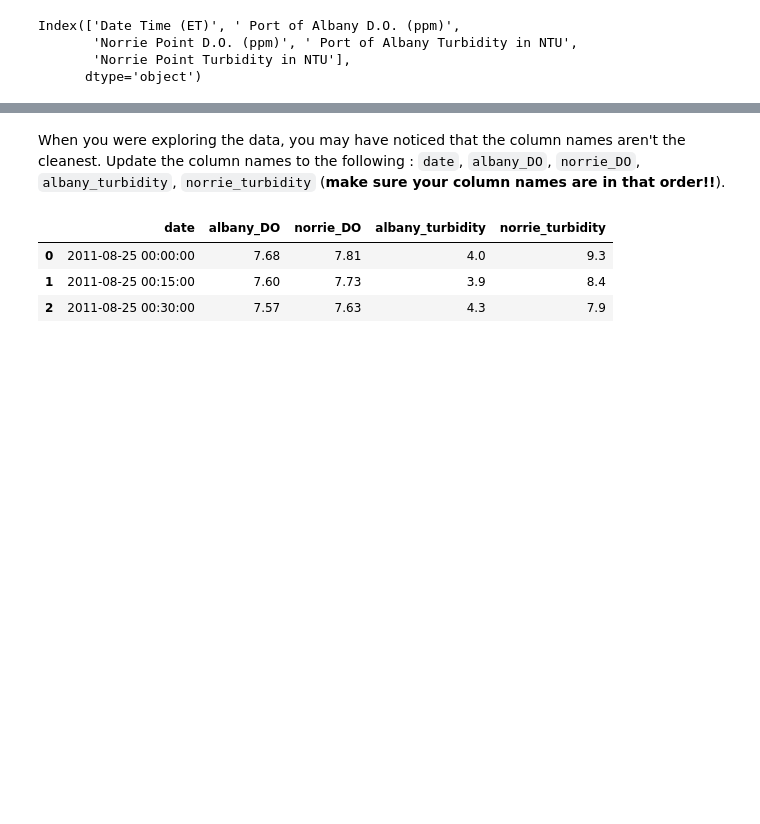
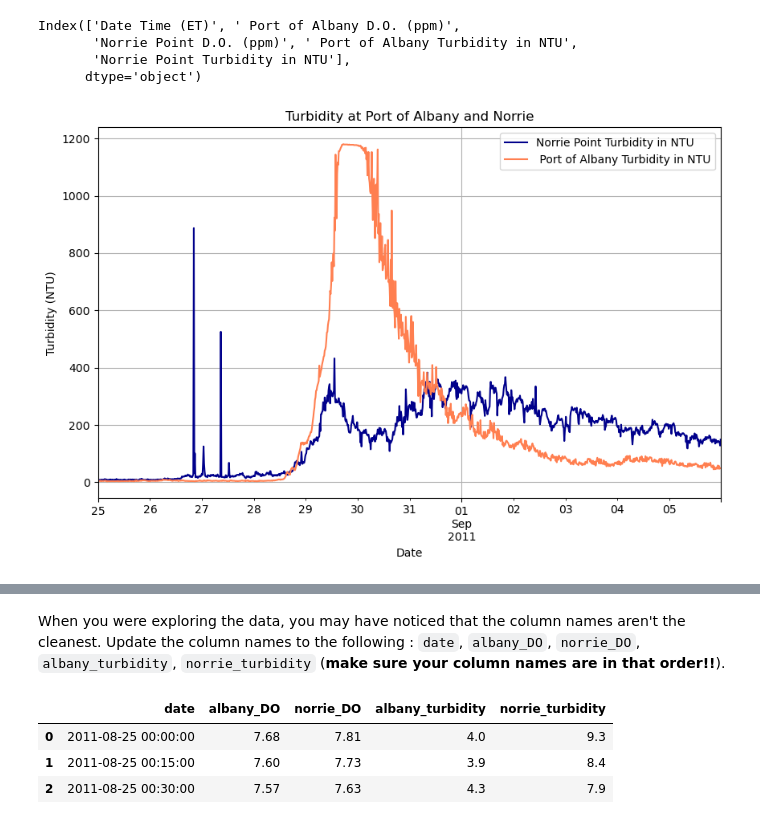
Before and after one commit to jorb1/EDS232-labs, a Jupyter notebook: Week1/Lab1-hurricane.ipynb, the cells around one changed output, grey strips where cells are left out. Saved outputs shown, nothing was run; the diff lists cells and outputs as text; code cells hidden in the pictures; blank space fills up the shorter version.

```diff
--- a/Week1/Lab1-hurricane.ipynb
+++ b/Week1/Lab1-hurricane.ipynb
@@ -108,3 +110,15 @@ Index(['Date Time (ET)', ' Port of Albany D.O. (ppm)',
        'Norrie Point D.O. (ppm)', ' Port of Albany Turbidity in NTU',
        'Norrie Point Turbidity in NTU'],
       dtype='object')
+# %%
+# Make turbidity plot
+fig,ax=plt.subplots(figsize=(10, 6))
+df.plot.line(x='Date Time (ET)', y='Norrie Point Turbidity in NTU', c= 'DarkBlue', ax=ax)
+df.plot.line(x='Date Time (ET)', y=' Port of Albany Turbidity in NTU', c= 'coral', ax=ax)
+plt.title('Turbidity at Port of Albany and Norrie')
+plt.xlabel('Date')
+plt.ylabel('Turbidity (NTU)')
+plt.grid(True)
+plt.show()
+# %% [output]
+[figure, added]
```
Also changed, not shown: parts of 8 cells of this notebook.
